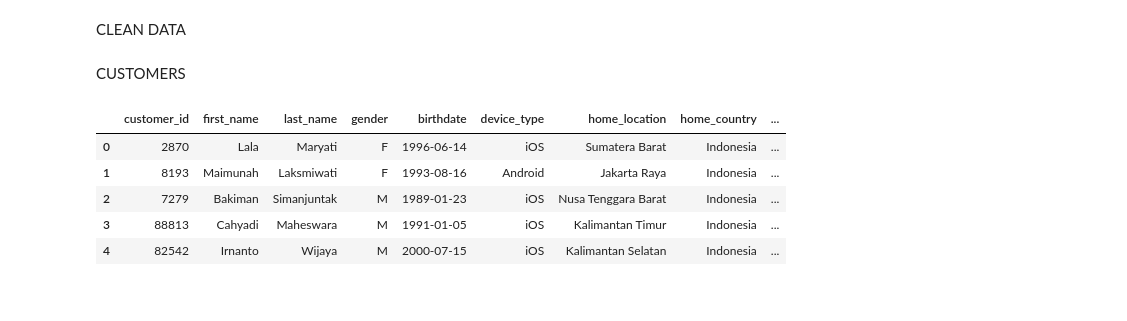
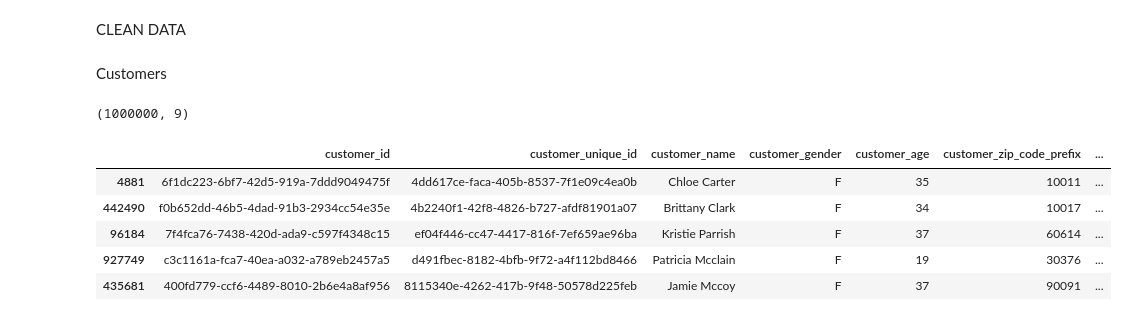
Before and after one commit to havryliakbohdan/eda-end-to-end-project, a Jupyter notebook: main.ipynb, the cells around one changed output. Cells and saved outputs as stored; diff of their text form; code cells hidden in the pictures.

```diff
--- a/main.ipynb
+++ b/main.ipynb
@@ -14,13 +9,26 @@ transactions = pd.read_csv(r'transactions.csv', on_bad_lines='skip', engine='c')
+# %%
+customers = pd.read_csv('customers.csv')
+geolocation = pd.read_csv('geolocation.csv')
+orders = pd.read_csv('orders.csv')
+order_items = pd.read_csv('order_items.csv')
+order_payments = pd.read_csv('order_payments.csv')
+order_reviews = pd.read_csv('order_reviews.csv')
+products = pd.read_csv('products.csv')
+sellers = pd.read_csv('sellers.csv')
 # %% [markdown]
 CLEAN DATA
-# %% [markdown]
-CUSTOMERS
+# %% [markdown]
+Customers
 # %%
-customers.head()
+customers.shape
 # %% [output]
-|  | customer_id | first_name | last_name | gender | birthdate | device_type | home_location | home_country | ... |
-| 0 | 2870 | Lala | Maryati | F | 1996-06-14 | iOS | Sumatera Barat | Indonesia | ... |
-| 1 | 8193 | Maimunah | Laksmiwati | F | 1993-08-16 | Android | Jakarta Raya | Indonesia | ... |
-| 2 | 7279 | Bakiman | Simanjuntak | M | 1989-01-23 | iOS | Nusa Tenggara Barat | Indonesia | ... |
-| 3 | 88813 | Cahyadi | Maheswara | M | 1991-01-05 | iOS | Kalimantan Timur | Indonesia | ... |
-| 4 | 82542 | Irnanto | Wijaya | M | 2000-07-15 | iOS | Kalimantan Selatan | Indonesia | ... |
+(1000000, 9)
+# %%
+customers.sample(5)
+# %% [output]
+|  | customer_id | customer_unique_id | customer_name | customer_gender | customer_age | customer_zip_code_prefix | ... |
+| 4881 | 6f1dc223-6bf7-42d5-919a-7ddd9049475f | 4dd617ce-faca-405b-8537-7f1e09c4ea0b | Chloe Carter | F | 35 | 10011 | ... |
+| 442490 | f0b652dd-46b5-4dad-91b3-2934cc54e35e | 4b2240f1-42f8-4826-b727-afdf81901a07 | Brittany Clark | F | 34 | 10017 | ... |
+| 96184 | 7f4fca76-7438-420d-ada9-c597f4348c15 | ef04f446-cc47-4417-816f-7ef659ae96ba | Kristie Parrish | F | 37 | 60614 | ... |
+| 927749 | c3c1161a-fca7-40ea-a032-a789eb2457a5 | d491fbec-8182-4bfb-9f72-a4f112bd8466 | Patricia Mcclain | F | 19 | 30376 | ... |
+| 435681 | 400fd779-ccf6-4489-8010-2b6e4a8af956 | 8115340e-4262-417b-9f48-50578d225feb | Jamie Mccoy | F | 37 | 90091 | ... |
```
Also changed, not shown: parts of 56 cells of this notebook.
